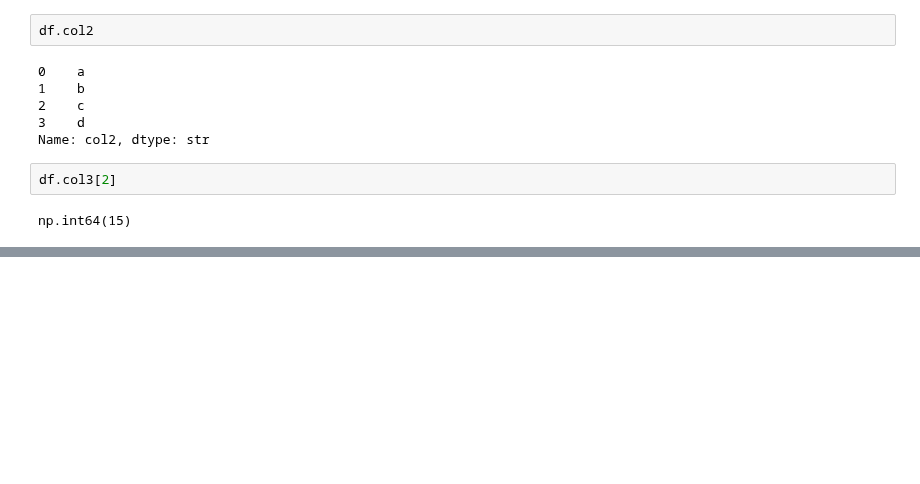
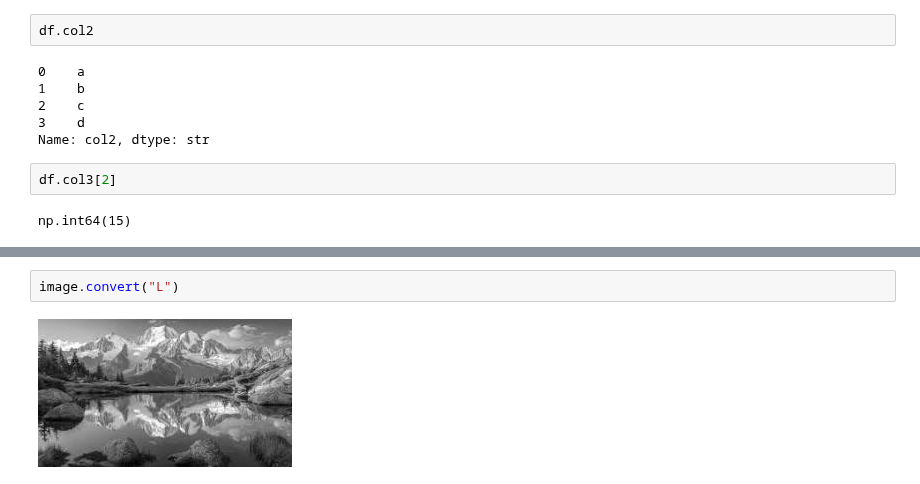
Before and after one commit to hemraj2613/Python-with-Data-Science, a Jupyter notebook: day22.ipynb, the cells around one changed output, grey strips where cells are left out. Drawn from its saved outputs; the diff is of its cells as text; blank space fills up the shorter version.

```diff
--- a/day22.ipynb
+++ b/day22.ipynb
@@ -102,0 +220,4 @@ np.int64(15)
+# %%
+image.convert("L")
+# %% [output]
+[figure, added]
```
Also changed, not shown: parts of 23 cells of this notebook, 4 other files.
